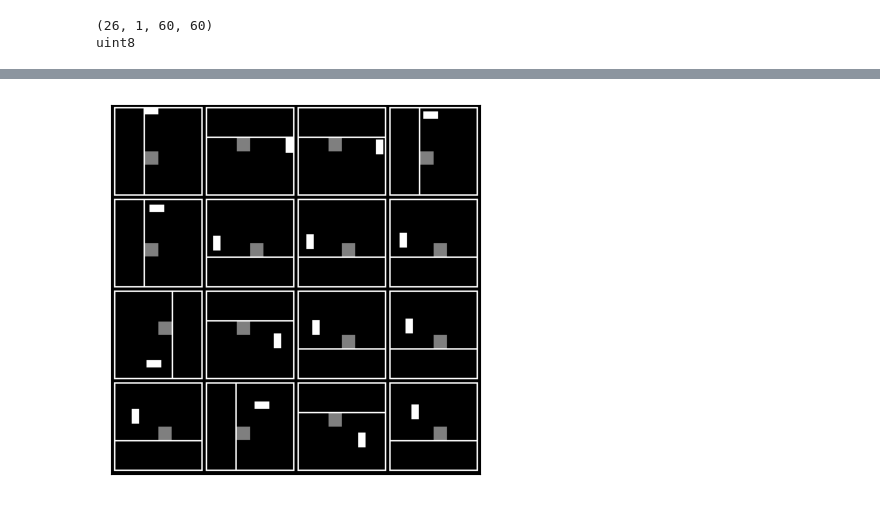
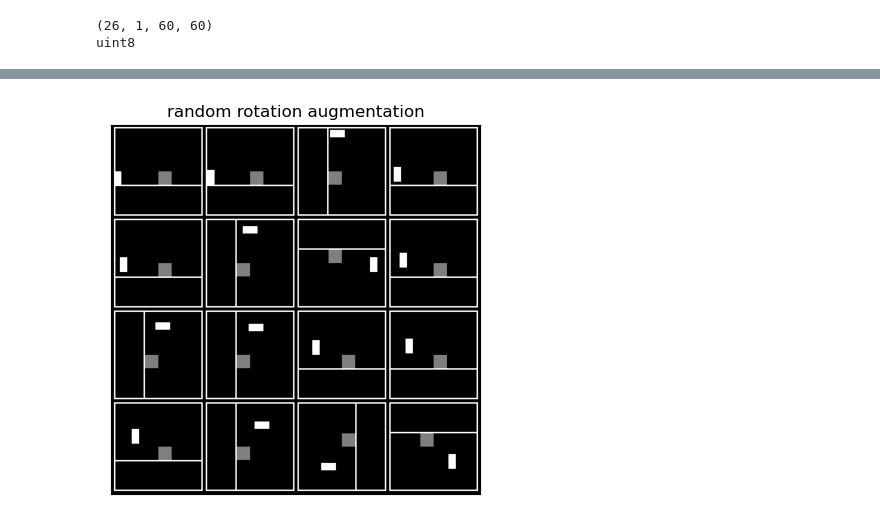
Before and after one commit to manusimidt/jku_practical_work, a Jupyter notebook: visualize_augmentations.ipynb, the cells around one changed output, grey strips where cells are left out. Cells and saved outputs as stored; diff of their text form; code cells hidden in the pictures.

```diff
--- a/visualize_augmentations.ipynb
+++ b/visualize_augmentations.ipynb
@@ -52,11 +50,13 @@ print(frames.dtype)
 (26, 1, 60, 60)
 uint8
 # %%
-def show_imgs(x,max_display=16):
+def show_imgs(x,max_display=16, title:str = ""):
     grid = make_grid(torch.from_numpy(x[:max_display]),4).permute(1,2,0).cpu().numpy()
     plt.xticks([])
     plt.yticks([])
     plt.imshow(grid)
+    if len(title) > 0: plt.title(title)
+    plt.show()
 
-show_imgs(frames)
+show_imgs(frames, title="frames without augmentation")
 # %% [output]
@@ -155,34 +84,5 @@ show_imgs(cut_x)
 # %%
-def random_rotation(images,device,p=.5):
-    # images: [B, C, H, W]
-    bs, channels, h, w = images.shape
-
-    images = images.to(device)
-
-    rot90_images = images.rot90(1,[2,3])
-    rot180_images = images.rot90(2,[2,3])
-    rot270_images = images.rot90(3,[2,3])
-
-    rnd = np.random.uniform(0., 1., size=(images.shape[0],))
-    rnd_rot = np.random.randint(1, 4, size=(images.shape[0],))
-    mask = rnd <= p
-    mask = rnd_rot * mask
-    mask = torch.from_numpy(mask).to(device)
-
-    frames = images.shape[1]
-    masks = [torch.zeros_like(mask) for _ in range(4)]
-    for i,m in enumerate(masks):
-        m[torch.where(mask==i)] = 1
-        m = m[:, None] * torch.ones([1, frames]).type(mask.dtype).type(images.dtype).to(device)
-        m = m[:,:,None,None]
-        masks[i] = m
-
-
-    out = masks[0] * images + masks[1] * rot90_images + masks[2] * rot180_images + masks[3] * rot270_images
-
-    out = out.view([bs, -1, h, w])
-    return out.type(torch.uint8)
-rnd_rotation = random_rotation(torch.from_numpy(frames),device)
-show_imgs(rnd_rotation.numpy())
+rnd_rotation = augmentations.random_rotation(frames,device)
+show_imgs(rnd_rotation, title="random rotation augmentation")
 # %% [output]
-[figure, old version]
+[figure, new version]
```
Also changed, not shown: parts of 6 cells of this notebook, 5 other files.
